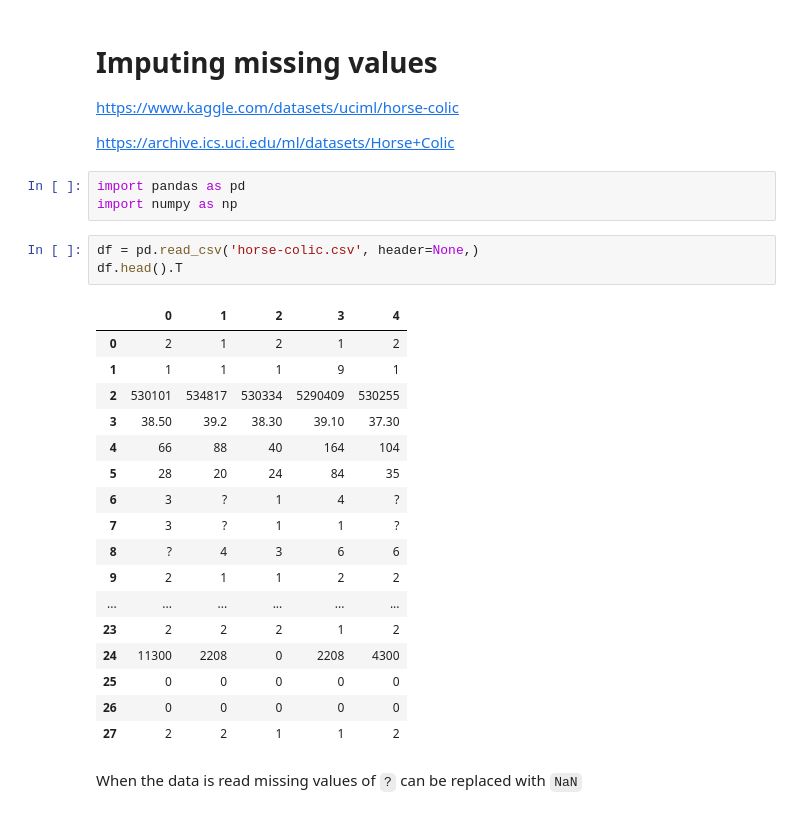
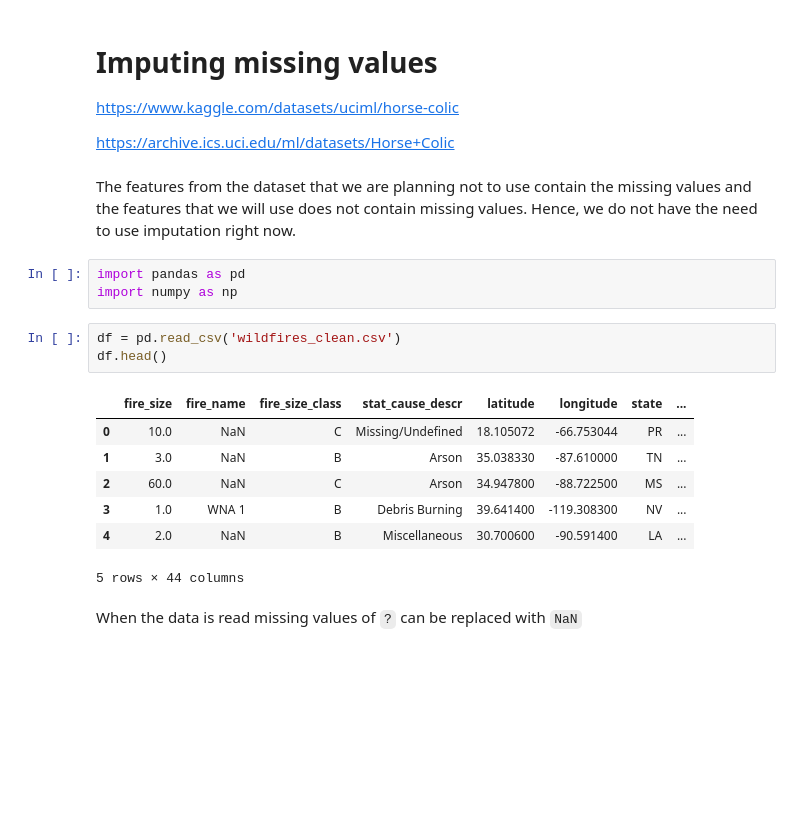
Before and after one commit to mahrukh-k/Predicting-Wildfires, a Jupyter notebook: 06-Imputation.ipynb, the cells around one changed output. Saved outputs shown, nothing was run; the diff lists cells and outputs as text; blank space fills up the shorter version.

```diff
--- a/06-Imputation.ipynb
+++ b/06-Imputation.ipynb
@@ -3,30 +3,22 @@
 https://www.kaggle.com/datasets/uciml/horse-colic
 
 https://archive.ics.uci.edu/ml/datasets/Horse+Colic
+# %% [markdown]
+The features from the dataset that we are planning not to use contain the missing values and the features that we will use does not contain missing values. Hence, we do not have the need to use imputation right now.
 # %%
 import pandas as pd
 import numpy as np
 # %%
-df = pd.read_csv('horse-colic.csv', header=None,)
-df.head().T
+df = pd.read_csv('wildfires_clean.csv')
+df.head()
 # %% [output]
-|  | 0 | 1 | 2 | 3 | 4 |
-| 0 | 2 | 1 | 2 | 1 | 2 |
-| 1 | 1 | 1 | 1 | 9 | 1 |
-| 2 | 530101 | 534817 | 530334 | 5290409 | 530255 |
-| 3 | 38.50 | 39.2 | 38.30 | 39.10 | 37.30 |
-| 4 | 66 | 88 | 40 | 164 | 104 |
-| 5 | 28 | 20 | 24 | 84 | 35 |
-| 6 | 3 | ? | 1 | 4 | ? |
-| 7 | 3 | ? | 1 | 1 | ? |
-| 8 | ? | 4 | 3 | 6 | 6 |
-| 9 | 2 | 1 | 1 | 2 | 2 |
-| ... | ... | ... | ... | ... | ... |
-| 23 | 2 | 2 | 2 | 1 | 2 |
-| 24 | 11300 | 2208 | 0 | 2208 | 4300 |
-| 25 | 0 | 0 | 0 | 0 | 0 |
-| 26 | 0 | 0 | 0 | 0 | 0 |
-| 27 | 2 | 2 | 1 | 1 | 2 |
+|  | fire_size | fire_name | fire_size_class | stat_cause_descr | latitude | longitude | state | ... |
+| 0 | 10.0 | NaN | C | Missing/Undefined | 18.105072 | -66.753044 | PR | ... |
+| 1 | 3.0 | NaN | B | Arson | 35.038330 | -87.610000 | TN | ... |
+| 2 | 60.0 | NaN | C | Arson | 34.947800 | -88.722500 | MS | ... |
+| 3 | 1.0 | WNA 1 | B | Debris Burning | 39.641400 | -119.308300 | NV | ... |
+| 4 | 2.0 | NaN | B | Miscellaneous | 30.700600 | -90.591400 | LA | ... |
+5 rows × 44 columns
 # %% [markdown]
 When the data is read missing values of `?` can be replaced with `NaN`
 # %%
```
Also changed, not shown: parts of 3 cells of this notebook, 3 other files.
